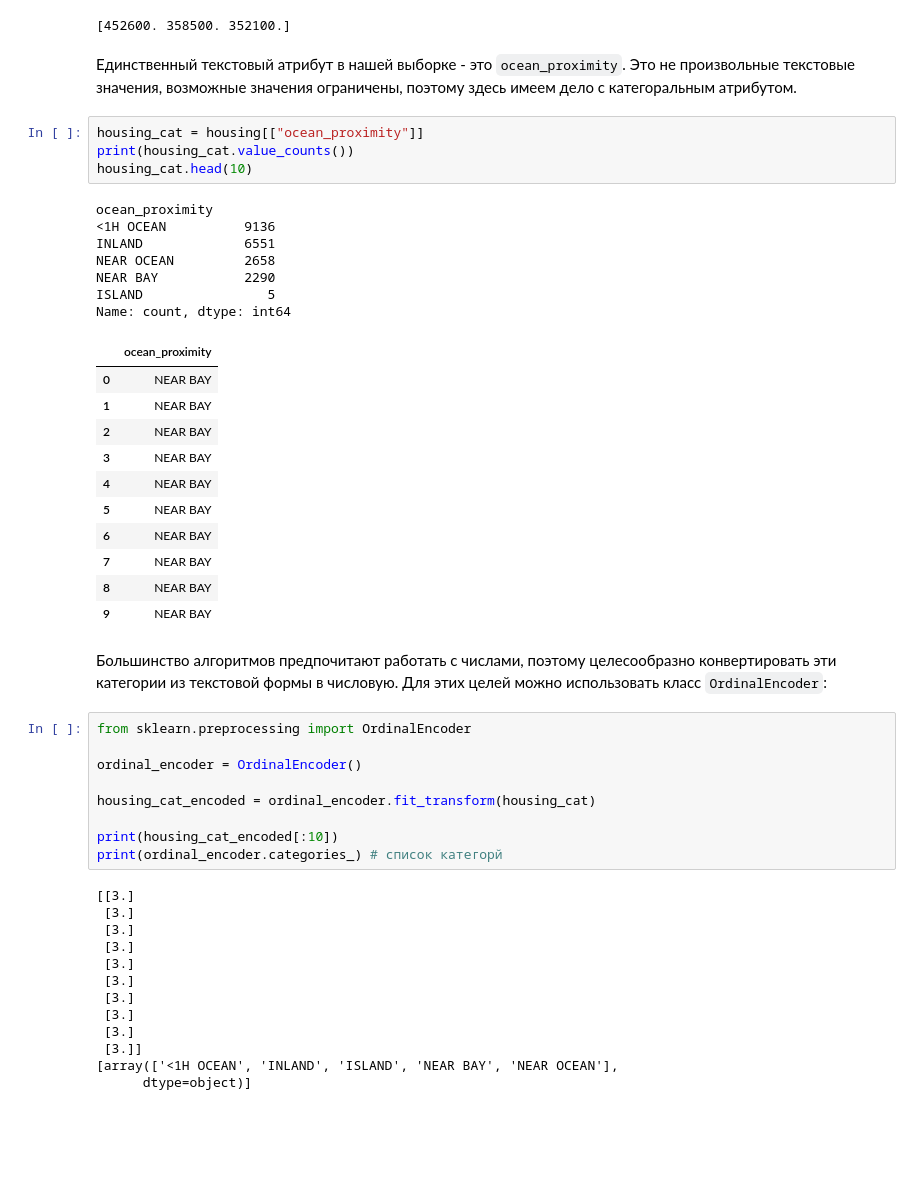
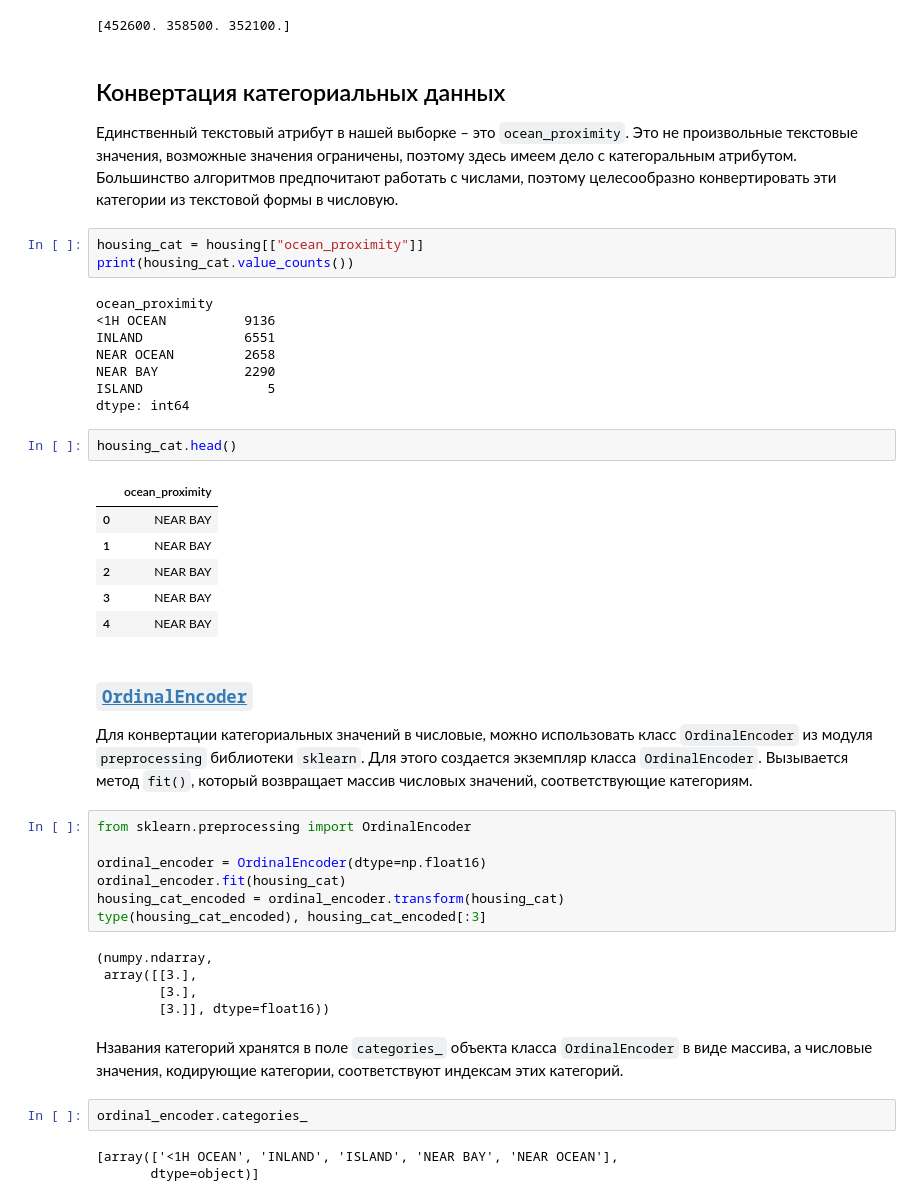
Before and after one commit to ordevoir/Data_Analysis, a Jupyter notebook: pandas_example.ipynb, the cells around one changed output. Cells and saved outputs as stored; diff of their text form; blank space fills up the shorter version.

```diff
--- a/pandas_example.ipynb
+++ b/pandas_example.ipynb
@@ -271,12 +288,13 @@ print(y[:3])
 # %% [output]
 [452600. 358500. 352100.]
 # %% [markdown]
-Единственный текстовый атрибут в нашей выборке - это `ocean_proximity`.
-Это не произвольные текстовые значения, возможные значения ограничены, поэтому здесь имеем дело с категоральным атрибутом.
+## Конвертация категориальных данных
+
+Единственный текстовый атрибут в нашей выборке – это `ocean_proximity`.
+Это не произвольные текстовые значения, возможные значения ограничены, поэтому здесь имеем дело с категоральным атрибутом. Большинство алгоритмов предпочитают работать с числами, поэтому целесообразно конвертировать эти категории из текстовой формы в числовую.
 # %%
 housing_cat = housing[["ocean_proximity"]]
 print(housing_cat.value_counts())
-housing_cat.head(10)
 # %% [output]
 ocean_proximity
 <1H OCEAN          9136
@@ -284,40 +302,37 @@ INLAND             6551
 NEAR OCEAN         2658
 NEAR BAY           2290
 ISLAND                5
-Name: count, dtype: int64
+dtype: int64
-|  | ocean_proximity |
-| 0 | NEAR BAY |
-| 1 | NEAR BAY |
-| 2 | NEAR BAY |
-| 3 | NEAR BAY |
-| 4 | NEAR BAY |
-| 5 | NEAR BAY |
-| 6 | NEAR BAY |
-| 7 | NEAR BAY |
-| 8 | NEAR BAY |
-| 9 | NEAR BAY |
-# %% [markdown]
-Большинство алгоритмов предпочитают работать с числами, поэтому целесообразно конвертировать эти категории из текстовой формы в числовую. Для этих целей можно использовать класс `OrdinalEncoder`:
+# %%
+housing_cat.head()
+# %% [output]
+|  | ocean_proximity |
+| 0 | NEAR BAY |
+| 1 | NEAR BAY |
+| 2 | NEAR BAY |
+| 3 | NEAR BAY |
+| 4 | NEAR BAY |
+# %% [markdown]
+### [`OrdinalEncoder`](https://scikit-learn.org/stable/modules/generated/sklearn.preprocessing.OrdinalEncoder.html)
+
+Для конвертации категориальных значений в числовые, можно использовать класс `OrdinalEncoder` из модуля `preprocessing` библиотеки `sklearn`. Для этого создается экземпляр класса `OrdinalEncoder`. Вызывается метод `fit()`, который возвращает массив числовых значений, соответствующие категориям.
 # %%
 from sklearn.preprocessing import OrdinalEncoder
 
-ordinal_encoder = OrdinalEncoder()
-
-housing_cat_encoded = ordinal_encoder.fit_transform(housing_cat)
-
-print(housing_cat_encoded[:10])
-print(ordinal_encoder.categories_) # список категорй
+ordinal_encoder = OrdinalEncoder(dtype=np.float16)
+ordinal_encoder.fit(housing_cat)
+housing_cat_encoded = ordinal_encoder.transform(housing_cat)
+type(housing_cat_encoded), housing_cat_encoded[:3]
 # %% [output]
-[[3.]
- [3.]
- [3.]
- [3.]
- [3.]
- [3.]
- [3.]
- [3.]
- [3.]
- [3.]]
-[array(['<1H OCEAN', 'INLAND', 'ISLAND', 'NEAR BAY', 'NEAR OCEAN'],
-      dtype=object)]
+(numpy.ndarray,
+ array([[3.],
+        [3.],
+        [3.]], dtype=float16))
+# %% [markdown]
+Нзавания категорий хранятся в поле `categories_` объекта класса `OrdinalEncoder` в виде массива, а числовые значения, кодирующие категории, соответствуют индексам этих категорий.
+# %%
+ordinal_encoder.categories_
+# %% [output]
+[array(['<1H OCEAN', 'INLAND', 'ISLAND', 'NEAR BAY', 'NEAR OCEAN'],
+       dtype=object)]
 # %% [markdown]
```
Also changed, not shown: parts of 17 cells of this notebook.
